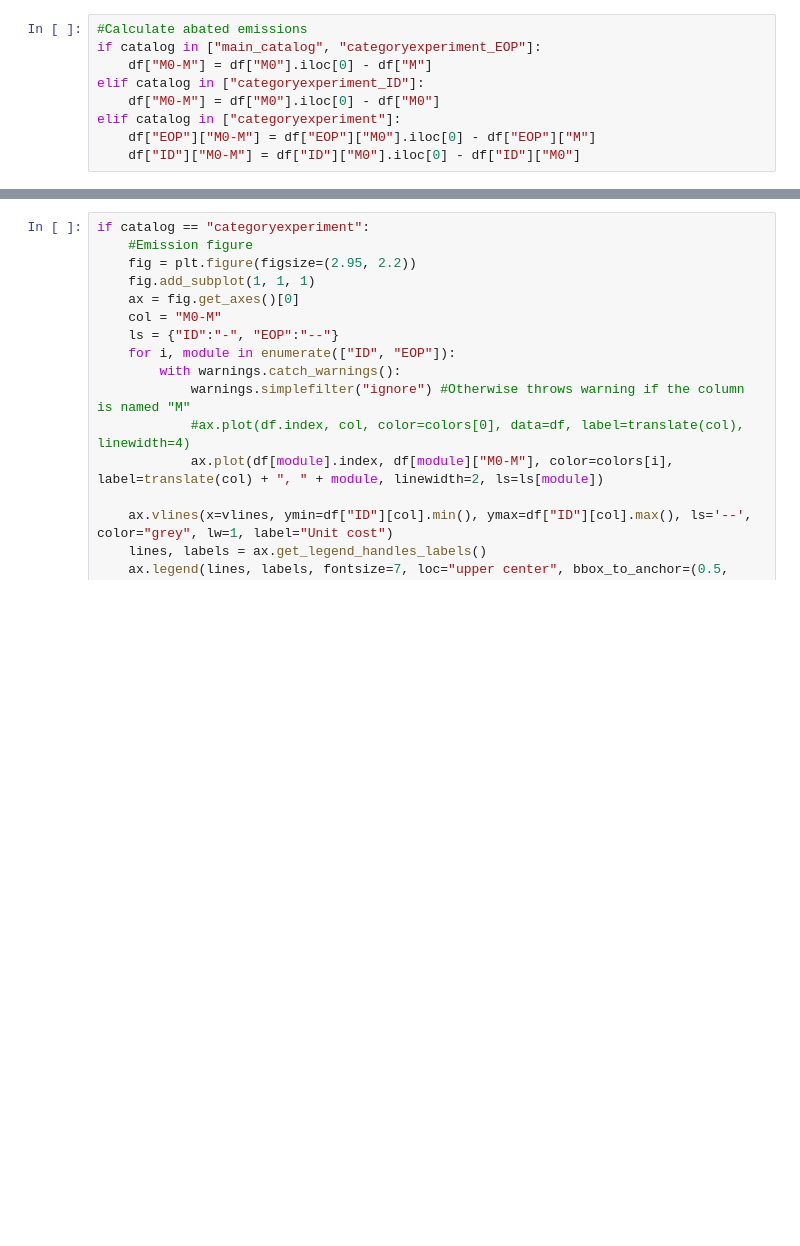
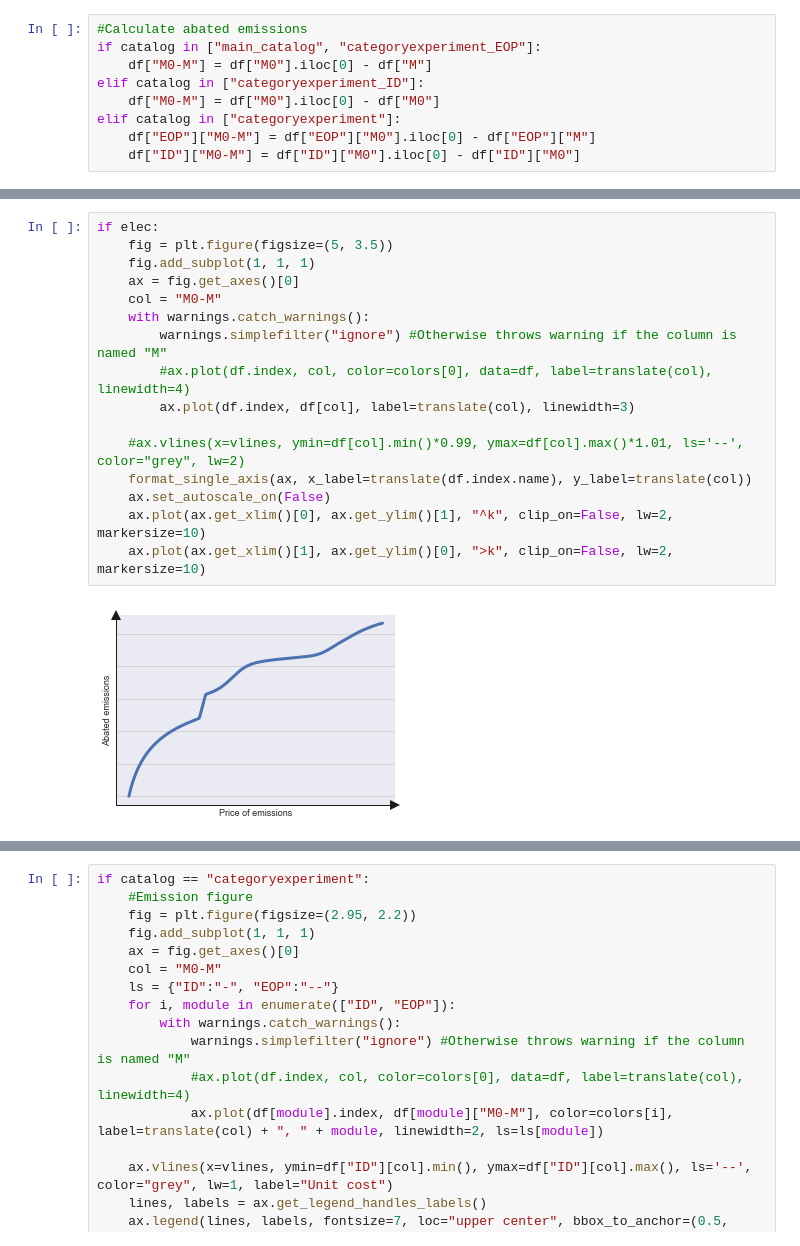
Before and after one commit to ChampionApe/GPM_v05, a Jupyter notebook: examples/Abatement/A4_simulation_figures.ipynb, the cells around one changed output, grey strips where cells are left out. Cells and saved outputs as stored; diff of their text form; blank space fills up the shorter version.

```diff
--- a/examples/Abatement/A4_simulation_figures.ipynb
+++ b/examples/Abatement/A4_simulation_figures.ipynb
@@ -127 +172,19 @@ elif catalog == "categoryexperiment":
+# %%
+if elec:
+    fig = plt.figure(figsize=(5, 3.5))
+    fig.add_subplot(1, 1, 1)
+    ax = fig.get_axes()[0]
+    col = "M0-M"
+    with warnings.catch_warnings():
+        warnings.simplefilter("ignore") #Otherwise throws warning if the column is named "M"
+        #ax.plot(df.index, col, color=colors[0], data=df, label=translate(col), linewidth=4)
+        ax.plot(df.index, df[col], label=translate(col), linewidth=3)
+
+    #ax.vlines(x=vlines, ymin=df[col].min()*0.99, ymax=df[col].max()*1.01, ls='--', color="grey", lw=2)
+    format_single_axis(ax, x_label=translate(df.index.name), y_label=translate(col))
+    ax.set_autoscale_on(False)
+    ax.plot(ax.get_xlim()[0], ax.get_ylim()[1], "^k", clip_on=False, lw=2, markersize=10)
+    ax.plot(ax.get_xlim()[1], ax.get_ylim()[0], ">k", clip_on=False, lw=2, markersize=10)
+# %% [output]
+[figure, added]
 # %%
```
Also changed, not shown: parts of 11 cells of this notebook, 17 other files.
